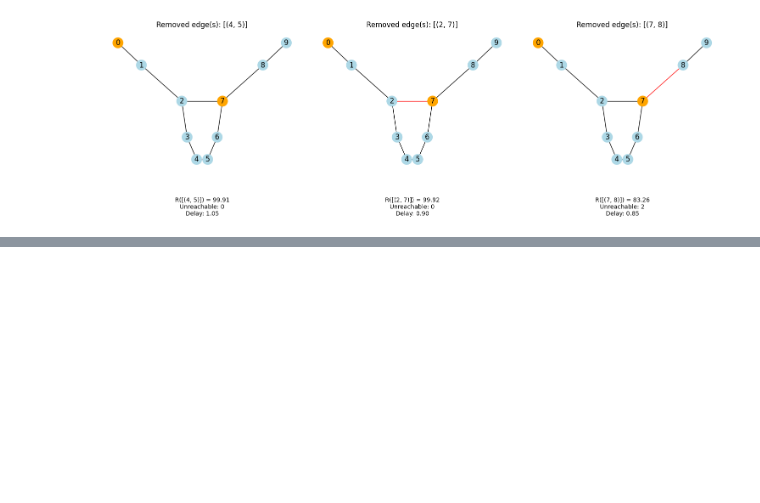
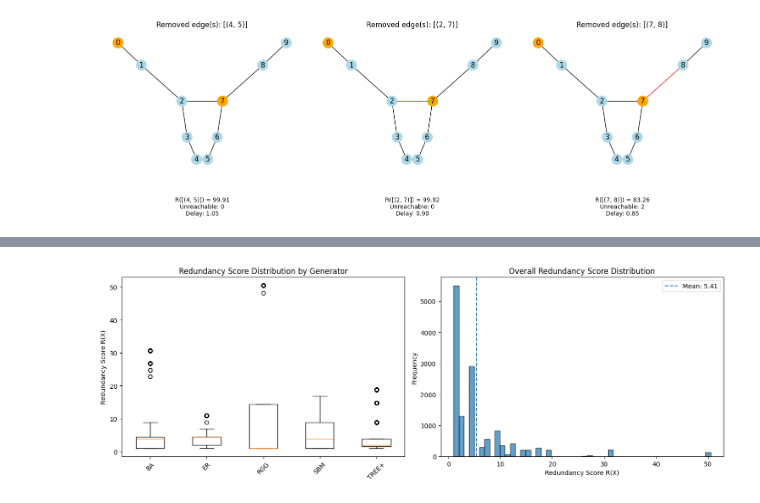
Before and after one commit to juliette-garcia/geometricML-finalproject, a Jupyter notebook: redundancy-prediction.ipynb, the cells around one changed output, grey strips where cells are left out. Cells and saved outputs as stored; diff of their text form; code cells hidden in the pictures; blank space fills up the shorter version.

Commit message:
basic synthetic dataset creation working

```diff
--- a/redundancy-prediction.ipynb
+++ b/redundancy-prediction.ipynb
@@ -676,0 +689,97 @@ plt.show()
+# %%
+# reload python script
+
+import sys
+from pathlib import Path
+import numpy as np
+import matplotlib.pyplot as plt
+
+# Add current directory to path to import generation script
+sys.path.append(str(Path.cwd()))
+
+from generate_synthetic_dataset import (
+    generate_dataset,
+    split_dataset,
+    CONFIG
+)
+
+# --------------------------------------------------
+# Generate the dataset
+# --------------------------------------------------
+
+print("=" * 60)
+print("Synthetic Dataset Generation")
+print("=" * 60)
+
+data_list = generate_dataset(
+    compute_redundancy_score=compute_redundancy_score
+)
+
+print(f"\n✓ Generated {len(data_list)} graphs")
+
+if len(data_list) == 0:
+    raise RuntimeError("Dataset is empty — aborting analysis.")
+
+# --------------------------------------------------
+# Split dataset
+# --------------------------------------------------
+
+train_data, val_data, test_data = split_dataset(data_list)
+
+print(f"Train: {len(train_data)} | Val: {len(val_data)} | Test: {len(test_data)}")
+
+# --------------------------------------------------
+# Plot redundancy score distributions
+# --------------------------------------------------
+
+fig, axes = plt.subplots(1, 2, figsize=(14, 5))
+
+# Collect redundancy scores by generator
+generator_redundancy = {}
+
+for data in data_list:
+    gen_type = getattr(data, "generator", "unknown")
+    scores = data.y.cpu().numpy().flatten()
+    scores = scores[~np.isnan(scores)]
+
+    if len(scores) == 0:
+        continue
+
+    generator_redundancy.setdefault(gen_type, []).extend(scores)
+
+# Filter and sort
+sorted_items = [
+    (gen, scores)
+    for gen, scores in sorted(generator_redundancy.items())
+    if len(scores) > 0
+]
+
+if len(sorted_items) == 0:
+    raise RuntimeError("No valid redundancy scores found.")
+
+labels = [gen for gen, _ in sorted_items]
+box_data = [scores for _, scores in sorted_items]
+
+# Boxplot by generator
+axes[0].boxplot(box_data)
+axes[0].set_xticklabels(labels, rotation=45)
+axes[0].set_ylabel("Redundancy Score R(X)")
+axes[0].set_title("Redundancy Score Distribution by Generator")
+
+# Overall distribution
+all_redundancy = np.concatenate(box_data)
+
+axes[1].hist(all_redundancy, bins=50, edgecolor="black", alpha=0.7)
+axes[1].set_xlabel("Redundancy Score R(X)")
+axes[1].set_ylabel("Frequency")
+axes[1].set_title("Overall Redundancy Score Distribution")
+axes[1].axvline(
+    np.mean(all_redundancy),
+    linestyle="--",
+    label=f"Mean: {np.mean(all_redundancy):.2f}"
+)
+axes[1].legend()
+
+plt.tight_layout()
+plt.show()
+# %% [output]
@@ -677 +795,2 @@ plt.show()
+[figure, added]
 # %% [markdown]
```
Also changed, not shown: parts of 11 cells of this notebook, 6 other files.
